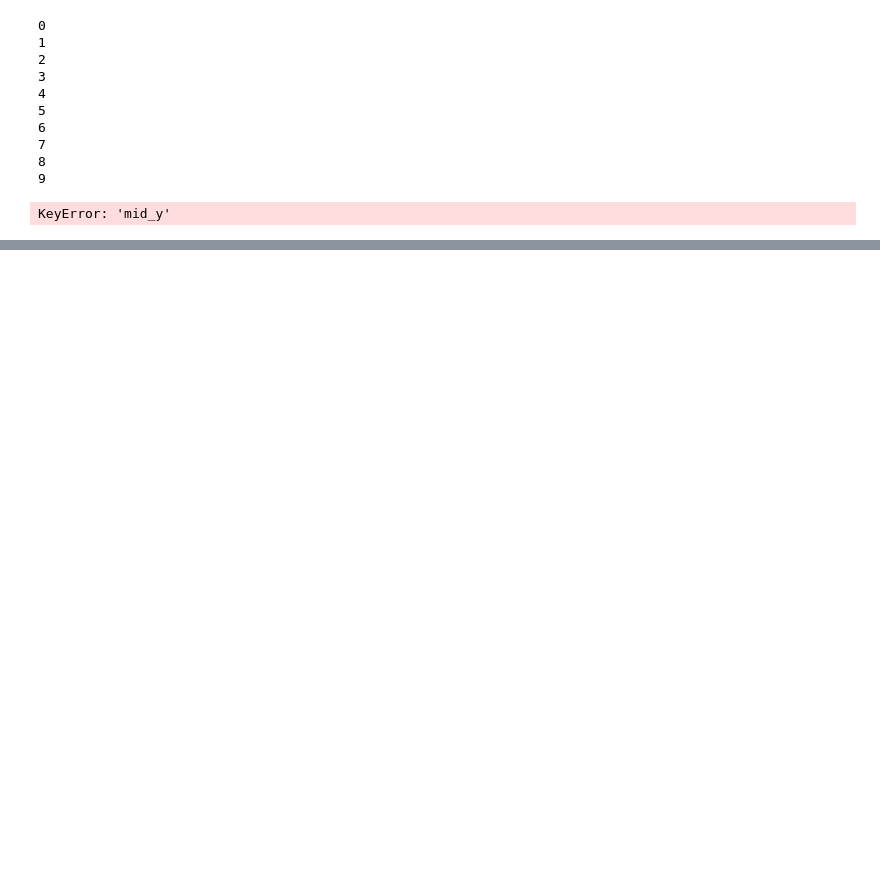
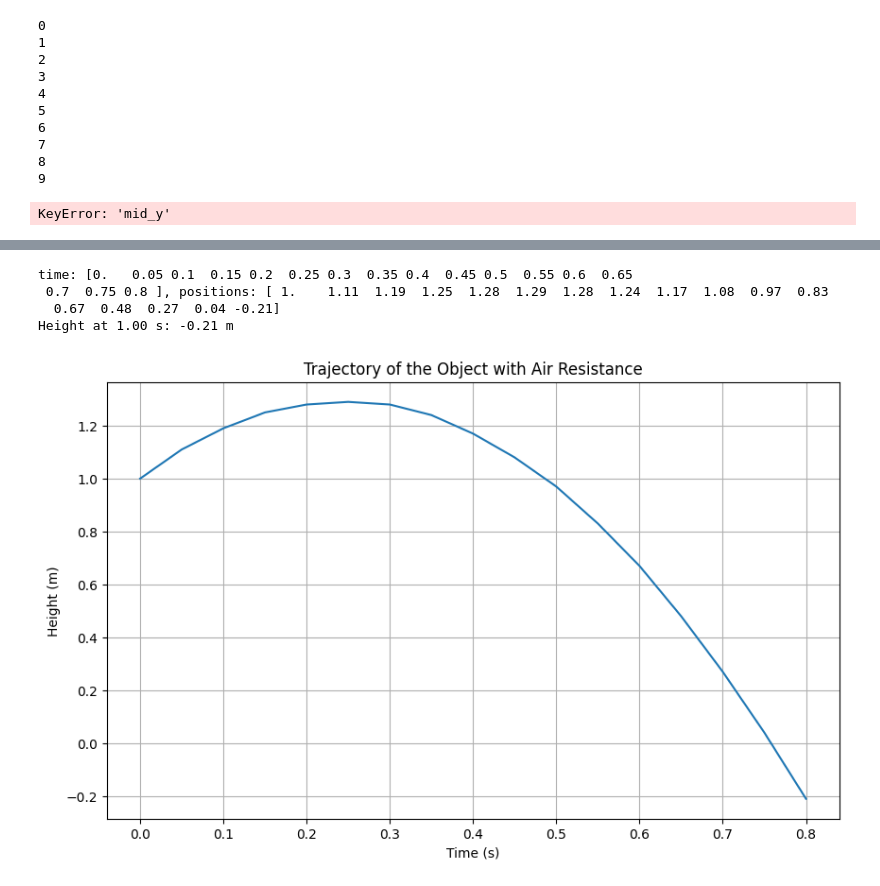
Before and after one commit to jtan22/tennis-6, a Jupyter notebook: analysis/tennis_ball_bounce_hit.ipynb, the cells around one changed output, grey strips where cells are left out. Saved outputs shown, nothing was run; the diff lists cells and outputs as text; code cells hidden in the pictures; blank space fills up the shorter version.

Commit message:
add ball height and velocity

```diff
--- a/analysis/tennis_ball_bounce_hit.ipynb
+++ b/analysis/tennis_ball_bounce_hit.ipynb
@@ -78,0 +157,67 @@ KeyError: 'mid_y'
+# %%
+import numpy as np
+import matplotlib.pyplot as plt
+
+# Given parameters (use the v0 you found previously)
+rho = 1.225  # Air density (kg/m^3)
+Cd = 0.6    # Drag coefficient
+A = 0.0034   # Cross-sectional area (m^2)
+g = 9.81    # Acceleration due to gravity (m/s^2)
+h_initial = 1.0  # Starting from the ground
+v0 = 2.65      # Replace with the initial velocity you calculated
+m = 0.057        # Mass of the object (kg) - Ensure this is consistent
+
+def simulate_trajectory(v0, h_initial, rho, Cd, A, m, g, t_max=5.0, dt=0.05):
+    """Simulates the trajectory of the object with air resistance."""
+    t = 0
+    y = h_initial
+    v = v0
+
+    times = [t]
+    positions = [y]
+    velocities = [v]
+
+    # Upward motion
+    while v > 0 or y > 0:  # Continue until it returns to or below initial height
+        if v >= 0:
+            v = v + dt * (-g - (rho * Cd * A * v**2) / (2 * m))
+        else:
+            v = v + dt * (-g + (rho * Cd * A * v**2) / (2 * m))
+
+        y = y + v * dt
+        t += dt
+
+        times.append(t)
+        positions.append(round(y, 2))
+        velocities.append(v)
+
+        if t > t_max: # Safety break to prevent infinite loops
+            break
+
+    return np.array(times), np.array(positions), np.array(velocities)
+
+# Simulate the trajectory
+times, positions, velocities = simulate_trajectory(v0, h_initial, rho, Cd, A, m, g)
+print(f"time: {times}, positions: {positions}")
+# You can now find the distance at any time from the 'positions' and 'times' arrays
+
+# Example: Find the height at a specific time (e.g., 1 second)
+target_time = 1.0
+closest_index = np.argmin(np.abs(times - target_time))
+height_at_target_time = positions[closest_index]
+print(f"Height at {target_time:.2f} s: {height_at_target_time:.2f} m")
+
+# You can also plot the trajectory
+plt.figure(figsize=(10, 6))
+plt.plot(times, positions)
+plt.xlabel("Time (s)")
+plt.ylabel("Height (m)")
+plt.title("Trajectory of the Object with Air Resistance")
+plt.grid(True)
+plt.show()
+# %% [output]
+time: [0.   0.05 0.1  0.15 0.2  0.25 0.3  0.35 0.4  0.45 0.5  0.55 0.6  0.65
+ 0.7  0.75 0.8 ], positions: [ 1.    1.11  1.19  1.25  1.28  1.29  1.28  1.24  1.17  1.08  0.97  0.83
+  0.67  0.48  0.27  0.04 -0.21]
+Height at 1.00 s: -0.21 m
+[figure, added]
```
Also changed, not shown: parts of 1 cell of this notebook, 8 other files.
